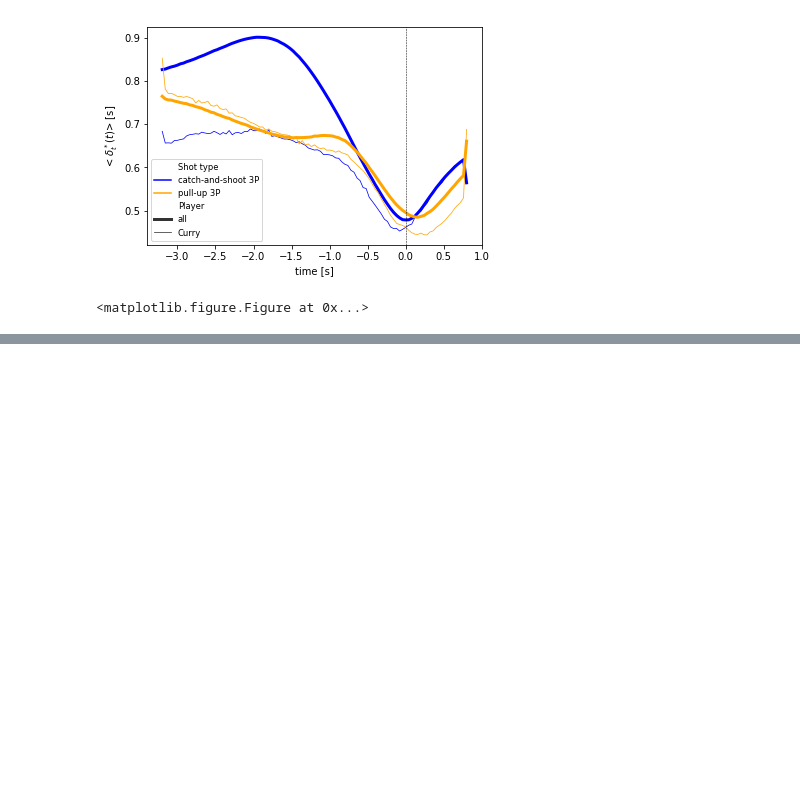
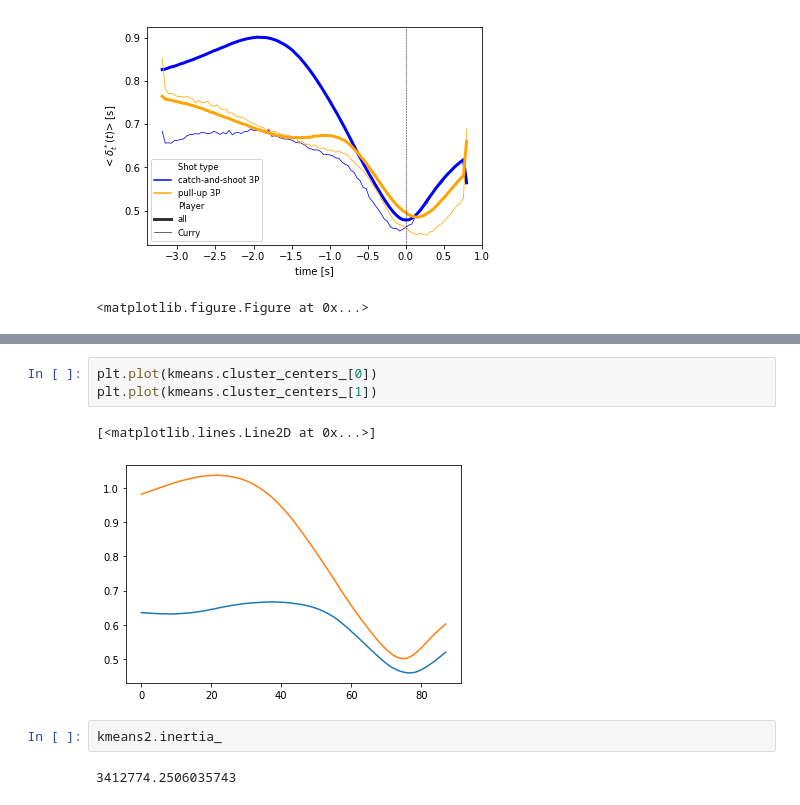
Before and after one commit to AmigoCap/MecaSportCo, a Jupyter notebook: 4_Free_space_and_3-points_efficiency.ipynb, the cells around one changed output, grey strips where cells are left out. Cells and saved outputs as stored; diff of their text form; blank space fills up the shorter version.

```diff
--- a/4_Free_space_and_3-points_efficiency.ipynb
+++ b/4_Free_space_and_3-points_efficiency.ipynb
@@ -320,0 +455,10 @@ We want to quantify the following intuition : "the more free a shooter is, the m
+# %%
+plt.plot(kmeans.cluster_centers_[0])
+plt.plot(kmeans.cluster_centers_[1])
+# %% [output]
+[<matplotlib.lines.Line2D at 0x...>]
+[figure, added]
+# %%
+kmeans2.inertia_
+# %% [output]
+3412774.2506035743
```
Also changed, not shown: parts of 36 cells of this notebook, 8 other files.
